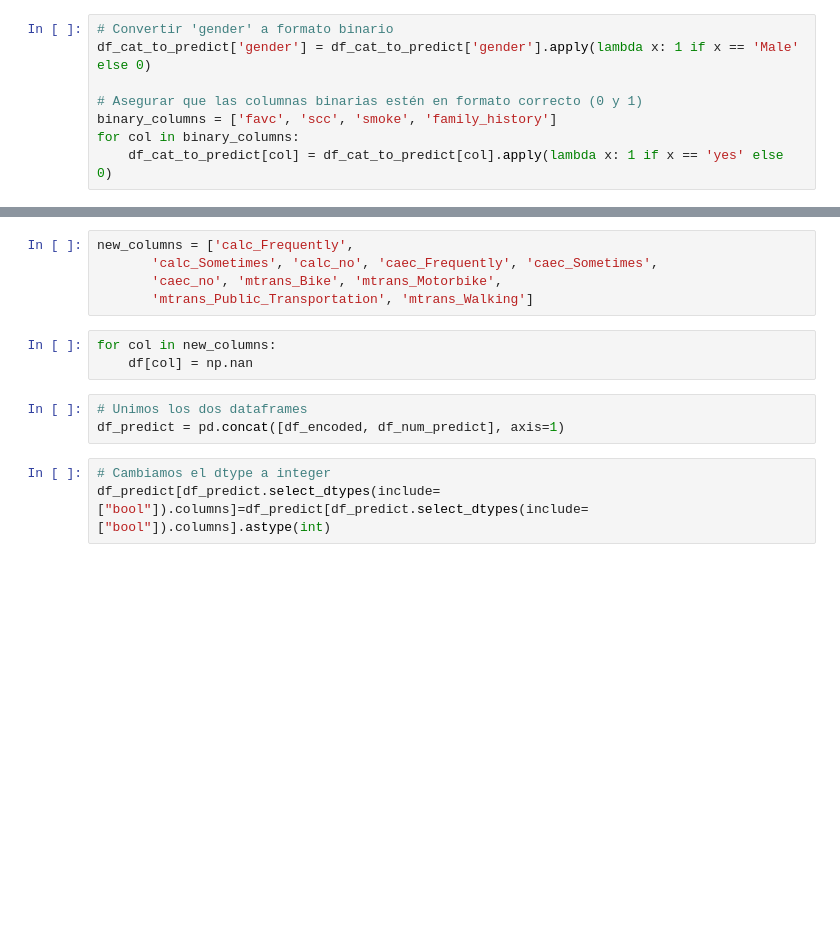
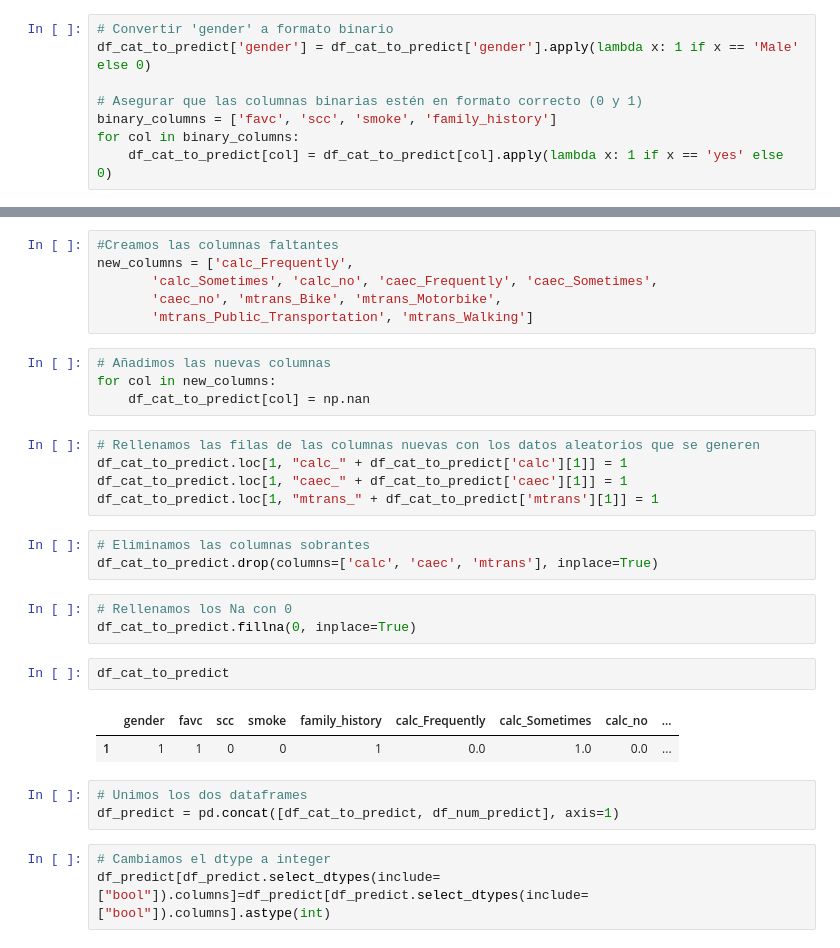
Before and after one commit to Andiwahnon15/Obesity, a Jupyter notebook: notebooks/main-1.ipynb, the cells around one changed output, grey strips where cells are left out. Cells and saved outputs as stored; diff of their text form; blank space fills up the shorter version.

```diff
--- a/notebooks/main-1.ipynb
+++ b/notebooks/main-1.ipynb
@@ -570,14 +575,32 @@ Index(['gender', 'favc', 'scc', 'smoke', 'family_history', 'calc_Frequently',
 # %%
+#Creamos las columnas faltantes
 new_columns = ['calc_Frequently',
        'calc_Sometimes', 'calc_no', 'caec_Frequently', 'caec_Sometimes',
        'caec_no', 'mtrans_Bike', 'mtrans_Motorbike',
        'mtrans_Public_Transportation', 'mtrans_Walking']
 # %%
+# Añadimos las nuevas columnas
 for col in new_columns:
-    df[col] = np.nan
+    df_cat_to_predict[col] = np.nan
+# %%
+# Rellenamos las filas de las columnas nuevas con los datos aleatorios que se generen
+df_cat_to_predict.loc[1, "calc_" + df_cat_to_predict['calc'][1]] = 1
+df_cat_to_predict.loc[1, "caec_" + df_cat_to_predict['caec'][1]] = 1
+df_cat_to_predict.loc[1, "mtrans_" + df_cat_to_predict['mtrans'][1]] = 1
+# %%
+# Eliminamos las columnas sobrantes
+df_cat_to_predict.drop(columns=['calc', 'caec', 'mtrans'], inplace=True)
+# %%
+# Rellenamos los Na con 0
+df_cat_to_predict.fillna(0, inplace=True)
+# %%
+df_cat_to_predict
+# %% [output]
+|  | gender | favc | scc | smoke | family_history | calc_Frequently | calc_Sometimes | calc_no | ... |
+| 1 | 1 | 1 | 0 | 0 | 1 | 0.0 | 1.0 | 0.0 | ... |
 # %%
 # Unimos los dos dataframes
-df_predict = pd.concat([df_encoded, df_num_predict], axis=1)
+df_predict = pd.concat([df_cat_to_predict, df_num_predict], axis=1)
 # %%
 # Cambiamos el dtype a integer
 df_predict[df_predict.select_dtypes(include=["bool"]).columns]=df_predict[df_predict.select_dtypes(include=["bool"]).columns].astype(int)
```
Also changed, not shown: parts of 39 cells of this notebook, 1 other file.
